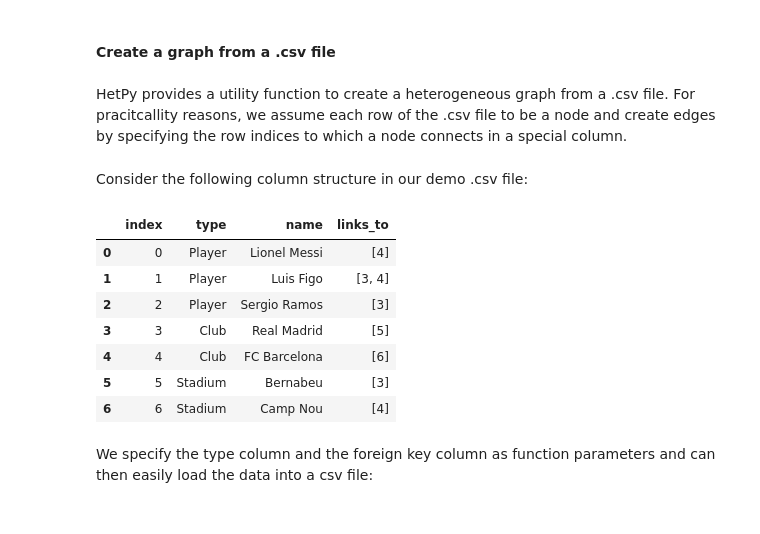
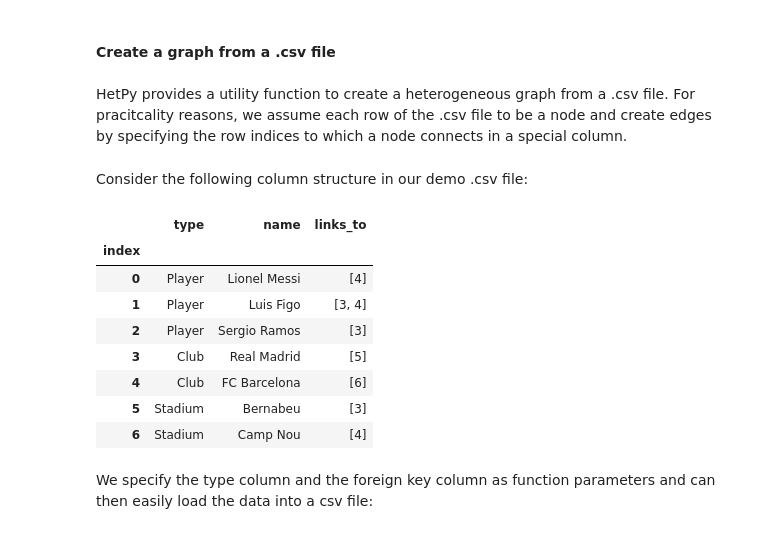
Before and after one commit to codingfabi/hetpy, a Jupyter notebook: demo/hetPyDemo.ipynb, the cells around one changed output. Drawn from its saved outputs; the diff is of its cells as text; code cells hidden in the pictures.

```diff
--- a/demo/hetPyDemo.ipynb
+++ b/demo/hetPyDemo.ipynb
@@ -193,23 +207,24 @@ hetGraphWithMetaPaths.getDefinedMetaPaths()
 # %% [markdown]
 #### Create a graph from a .csv file
 # %% [markdown]
-HetPy provides a utility function to create a heterogeneous graph from a .csv file. For pracitcallity reasons, we assume each row of the .csv file to be a node and create edges by specifying the row indices to which a node connects in a special column.
+HetPy provides a utility function to create a heterogeneous graph from a .csv file. For pracitcality reasons, we assume each row of the .csv file to be a node and create edges by specifying the row indices to which a node connects in a special column.
 # %%
 from hetpy import fromCSV
 # %% [markdown]
 Consider the following column structure in our demo .csv file:
 # %%
-data = pd.read_csv('./playClubData.csv')
+data = pd.read_csv('./playClubData.csv', index_col="index")
 data
 # %% [output]
-|  | index | type | name | links_to |
-| 0 | 0 | Player | Lionel Messi | [4] |
-| 1 | 1 | Player | Luis Figo | [3, 4] |
-| 2 | 2 | Player | Sergio Ramos | [3] |
-| 3 | 3 | Club | Real Madrid | [5] |
-| 4 | 4 | Club | FC Barcelona | [6] |
-| 5 | 5 | Stadium | Bernabeu | [3] |
-| 6 | 6 | Stadium | Camp Nou | [4] |
+|  | type | name | links_to |
+| index |  |  |  |
+| 0 | Player | Lionel Messi | [4] |
+| 1 | Player | Luis Figo | [3, 4] |
+| 2 | Player | Sergio Ramos | [3] |
+| 3 | Club | Real Madrid | [5] |
+| 4 | Club | FC Barcelona | [6] |
+| 5 | Stadium | Bernabeu | [3] |
+| 6 | Stadium | Camp Nou | [4] |
 # %% [markdown]
 We specify the type column and the foreign key column as function parameters and can then easily load the data into a csv file:
 # %%
```
Also changed, not shown: parts of 12 cells of this notebook, 1 other file.
